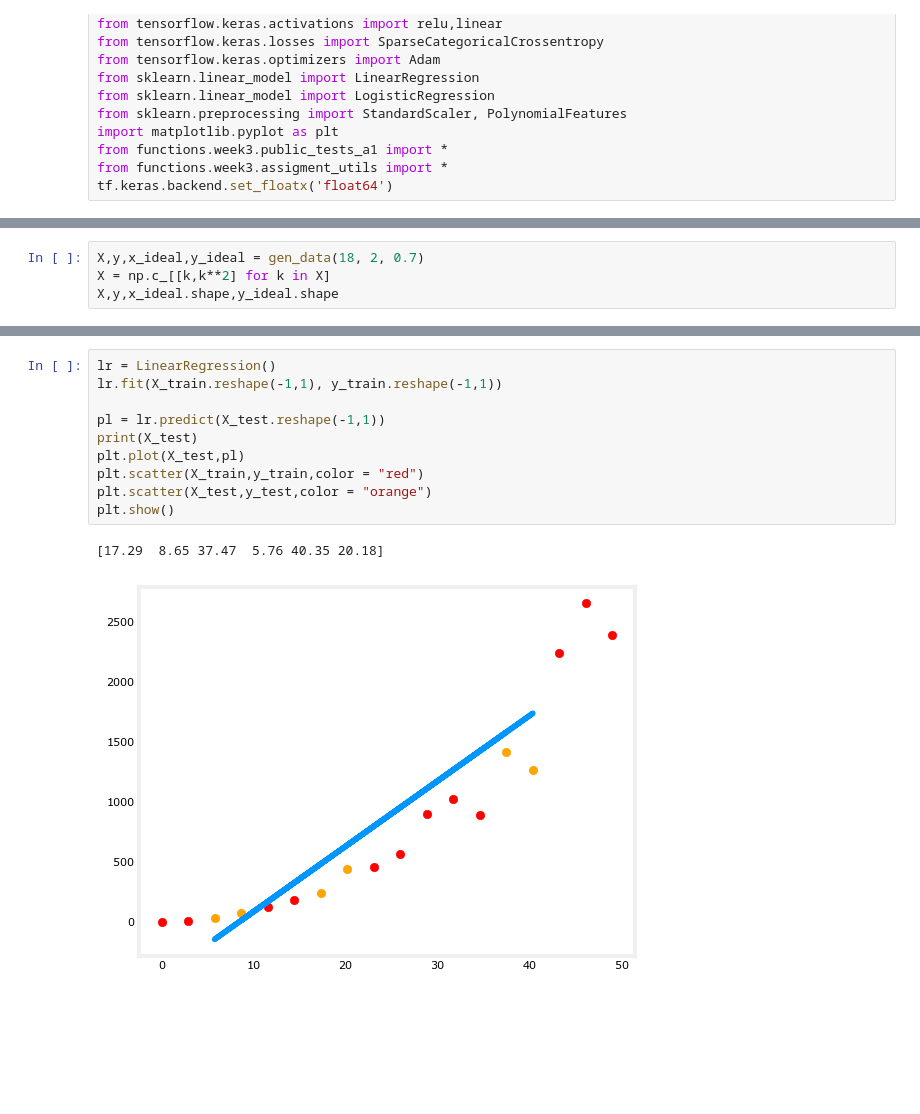
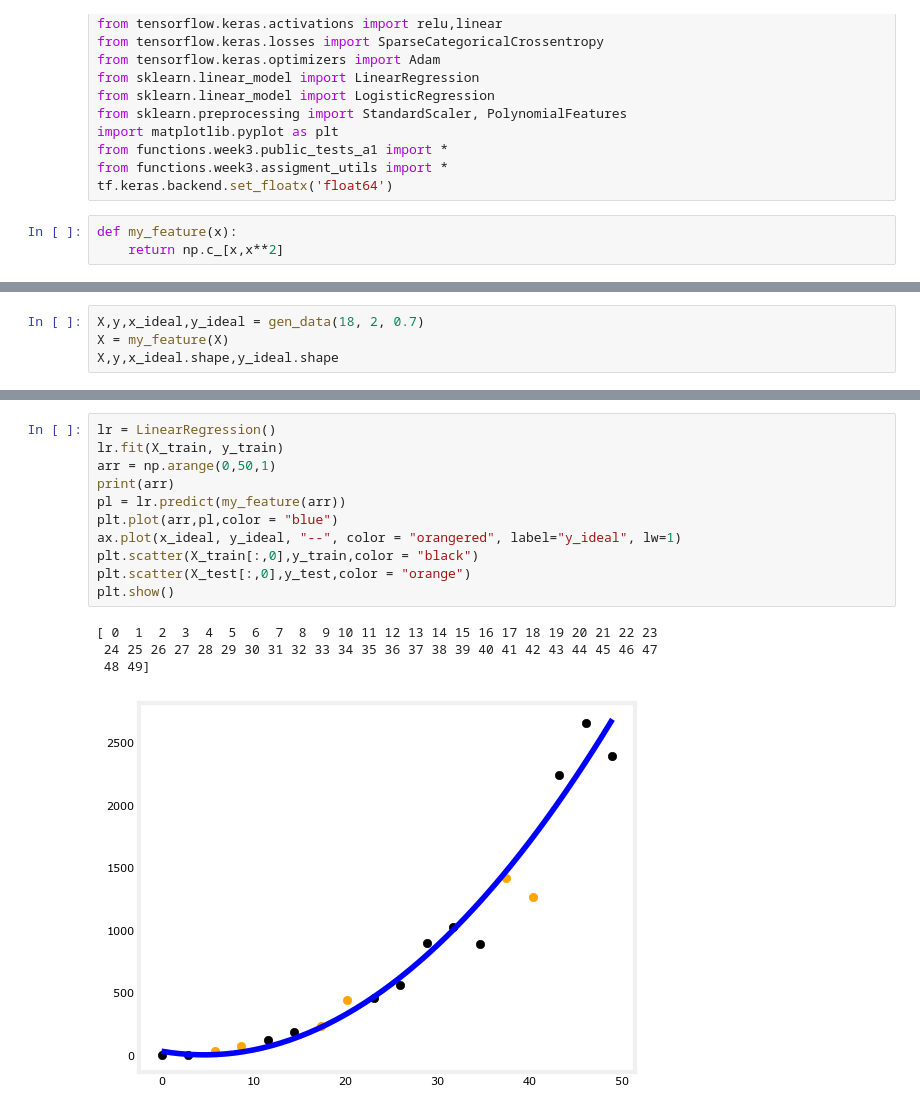
Before and after one commit to rachancheet/ml, a Jupyter notebook: neural_network/practise.ipynb, the cells around one changed output, grey strips where cells are left out. Saved outputs shown, nothing was run; the diff lists cells and outputs as text; blank space fills up the shorter version.

```diff
--- a/neural_network/practise.ipynb
+++ b/neural_network/practise.ipynb
@@ -15,3 +15,6 @@ import matplotlib.pyplot as plt
 from functions.week3.public_tests_a1 import *
 from functions.week3.assigment_utils import *
 tf.keras.backend.set_floatx('float64')
+# %%
+def my_feature(x):
+    return np.c_[x,x**2]
@@ -18,5 +24,5 @@ tf.keras.backend.set_floatx('float64')
 # %%
 X,y,x_ideal,y_ideal = gen_data(18, 2, 0.7)
-X = np.c_[[k,k**2] for k in X]
+X = my_feature(X)
 X,y,x_ideal.shape,y_ideal.shape
 # %% [output]
@@ -39,13 +70,16 @@ plt.show()
 # %%
 lr = LinearRegression()
-lr.fit(X_train.reshape(-1,1), y_train.reshape(-1,1))
-
-pl = lr.predict(X_test.reshape(-1,1))
-print(X_test)
-plt.plot(X_test,pl)
-plt.scatter(X_train,y_train,color = "red")
-plt.scatter(X_test,y_test,color = "orange")
+lr.fit(X_train, y_train)
+arr = np.arange(0,50,1)
+print(arr)
+pl = lr.predict(my_feature(arr))
+plt.plot(arr,pl,color = "blue")
+ax.plot(x_ideal, y_ideal, "--", color = "orangered", label="y_ideal", lw=1)
+plt.scatter(X_train[:,0],y_train,color = "black")
+plt.scatter(X_test[:,0],y_test,color = "orange")
 plt.show()
 # %% [output]
-[17.29  8.65 37.47  5.76 40.35 20.18]
+[ 0  1  2  3  4  5  6  7  8  9 10 11 12 13 14 15 16 17 18 19 20 21 22 23
+ 24 25 26 27 28 29 30 31 32 33 34 35 36 37 38 39 40 41 42 43 44 45 46 47
+ 48 49]
-[figure, old version]
+[figure, new version]
```
Also changed, not shown: parts of 4 cells of this notebook.
